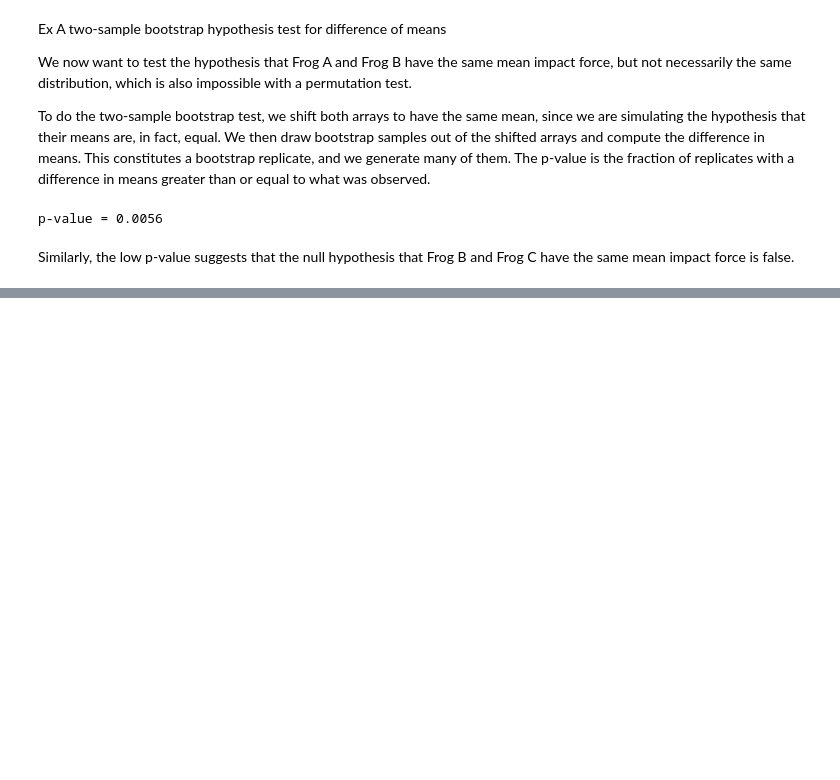
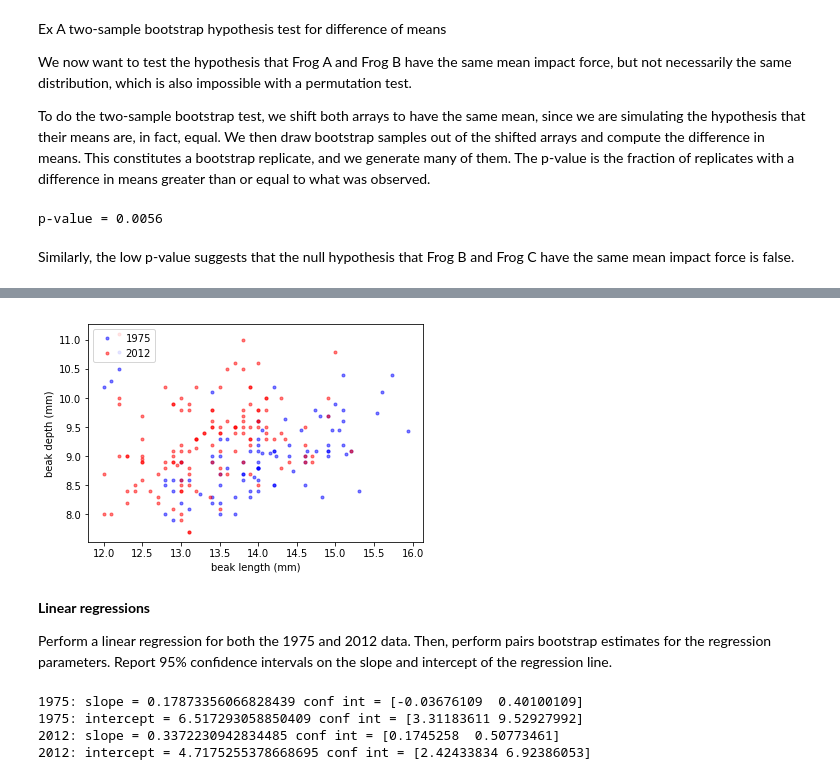
Before and after one commit to worasom/class-projects, a Jupyter notebook: statistics.ipynb, the cells around one changed output, grey strips where cells are left out. Cells and saved outputs as stored; diff of their text form; code cells hidden in the pictures; blank space fills up the shorter version.

```diff
--- a/statistics.ipynb
+++ b/statistics.ipynb
@@ -994,0 +1316,30 @@ Similarly, the low p-value suggests that the null hypothesis that Frog B and Fro
+# %%
+fin1975 = fin1975[fin1975['Beak length, mm'] >=12]
+fin2012 = fin2012[fin2012['blength'] >=12]
+# %%
+bl_1975 = fin1975['Beak length, mm'].values
+bl_2012 = fin2012['blength'].values
+bd_1975 = fin1975['Beak depth, mm'].values
+bd_2012 = fin2012['bdepth'].values
+# %%
+# Make scatter plot of 1975 data
+_ = plt.plot(bl_1975, bd_1975, marker='.',
+             linestyle='none', alpha=0.5, color='blue')
+
+# Make scatter plot of 2012 data
+_ = plt.plot(bl_2012, bd_2012, marker='.',
+             linestyle='none', alpha=0.5, color='red')
+
+# Label axes and make legend
+_ = plt.xlabel('beak length (mm)')
+_ = plt.ylabel('beak depth (mm)')
+_ = plt.legend(('1975', '2012'), loc='upper left')
+
+# Show the plot
+plt.show()
+# %% [output]
+[figure, added]
+# %% [markdown]
+**Linear regressions**
+
+Perform a linear regression for both the 1975 and 2012 data. Then, perform pairs bootstrap estimates for the regression parameters. Report 95% confidence intervals on the slope and intercept of the regression line.
@@ -994,0 +1364,32 @@ Similarly, the low p-value suggests that the null hypothesis that Frog B and Fro
+# %%
+# Compute the linear regressions
+slope_1975, intercept_1975 = np.polyfit(bl_1975,bd_1975,1)
+slope_2012, intercept_2012 = np.polyfit(bl_2012,bd_2012,1)
+
+# Perform pairs bootstrap for the linear regressions
+bs_slope_reps_1975, bs_intercept_reps_1975 = draw_bs_pairs_linreg(bl_1975,bd_1975,1000)
+
+bs_slope_reps_2012, bs_intercept_reps_2012 = draw_bs_pairs_linreg(bl_2012,bd_2012,1000)
+
+# Compute confidence intervals of slopes
+slope_conf_int_1975 = np.percentile(bs_slope_reps_1975,[2.5,97.5])
+slope_conf_int_2012 = np.percentile(bs_slope_reps_2012,[2.5,97.5])
+intercept_conf_int_1975 = np.percentile(bs_intercept_reps_1975,[2.5,97.5])
+
+intercept_conf_int_2012 = np.percentile(bs_intercept_reps_2012,[2.5,97.5])
+
+
+# Print the results
+print('1975: slope =', slope_1975,
+      'conf int =', slope_conf_int_1975)
+print('1975: intercept =', intercept_1975,
+      'conf int =', intercept_conf_int_1975)
+print('2012: slope =', slope_2012,
+      'conf int =', slope_conf_int_2012)
+print('2012: intercept =', intercept_2012,
+      'conf int =', intercept_conf_int_2012)
+# %% [output]
+1975: slope = 0.17873356066828439 conf int = [-0.03676109  0.40100109]
+1975: intercept = 6.517293058850409 conf int = [3.31183611 9.52927992]
+2012: slope = 0.3372230942834485 conf int = [0.1745258  0.50773461]
+2012: intercept = 4.7175255378668695 conf int = [2.42433834 6.92386053]
```
Also changed, not shown: parts of 55 cells of this notebook, 2 other files.
